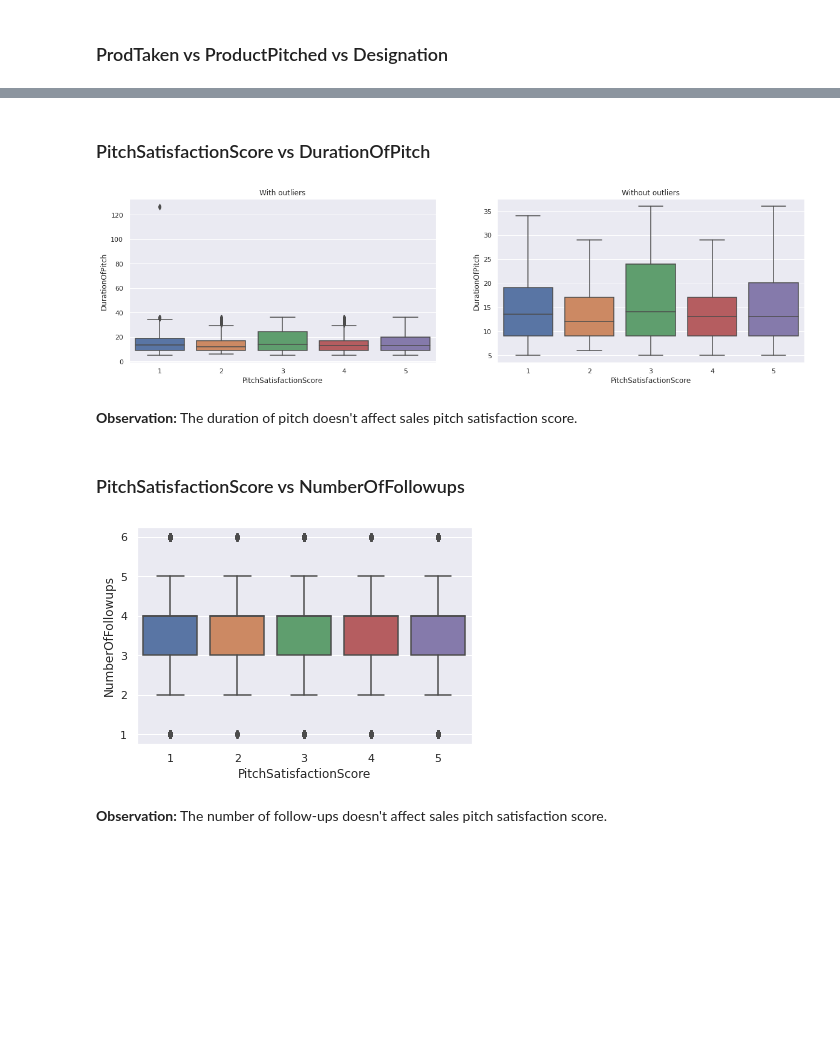
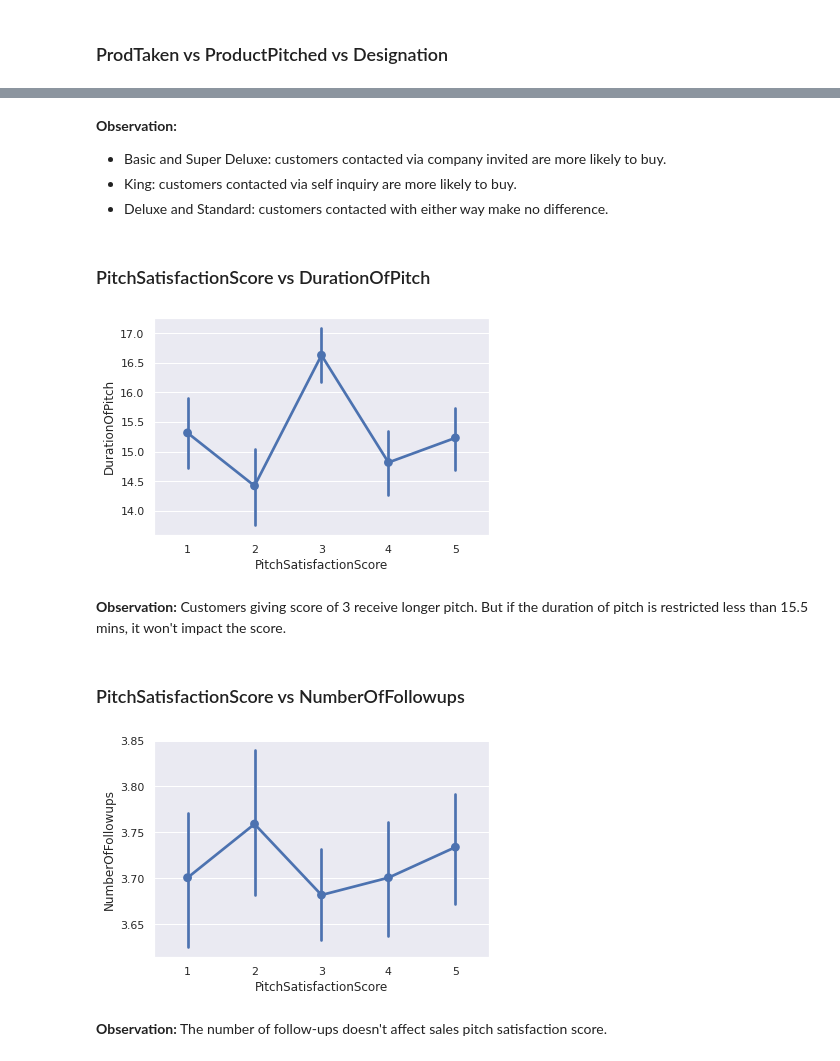
Before and after one commit to liangym2014/Data-science-and-machine-learning, a Jupyter notebook: 4.Travel_Package_Purchase_Prediction_Solution.ipynb, the cells around one changed output, grey strips where cells are left out. Drawn from its saved outputs; the diff is of its cells as text; code cells hidden in the pictures; blank space fills up the shorter version.

```diff
--- a/4.Travel_Package_Purchase_Prediction_Solution.ipynb
+++ b/4.Travel_Package_Purchase_Prediction_Solution.ipynb
@@ -657,17 +725,22 @@ stacked_bar(['ProductPitched', 'Designation'], 'ProdTaken')
+# %% [markdown]
+**Observation:**
+- Basic and Super Deluxe: customers contacted via company invited are more likely to buy.
+- King: customers contacted via self inquiry are more likely to buy.
+- Deluxe and Standard: customers contacted with either way make no difference.
 # %% [markdown]
 ### PitchSatisfactionScore vs DurationOfPitch
 # %%
-boxplot_with_and_without_outliers('PitchSatisfactionScore', 'DurationOfPitch')
+sns.pointplot(x = 'PitchSatisfactionScore', y = 'DurationOfPitch', data = df);
 # %% [output]
-[figure, old version]
+[figure, new version]
 # %% [markdown]
-**Observation:** The duration of pitch doesn't affect sales pitch satisfaction score.
+**Observation:** Customers giving score of 3 receive longer pitch. But if the duration of pitch is restricted less than 15.5 mins, it won't impact the score.
 # %% [markdown]
 ### PitchSatisfactionScore vs NumberOfFollowups
 # %%
-sns.boxplot(x = 'PitchSatisfactionScore', y = 'NumberOfFollowups', data = df);
+sns.pointplot(x = 'PitchSatisfactionScore', y = 'NumberOfFollowups', data = df);
 # %% [output]
-[figure, old version]
+[figure, new version]
 # %% [markdown]
 **Observation:** The number of follow-ups doesn't affect sales pitch satisfaction score.
 # %% [markdown]
```
Also changed, not shown: parts of 109 cells of this notebook.
